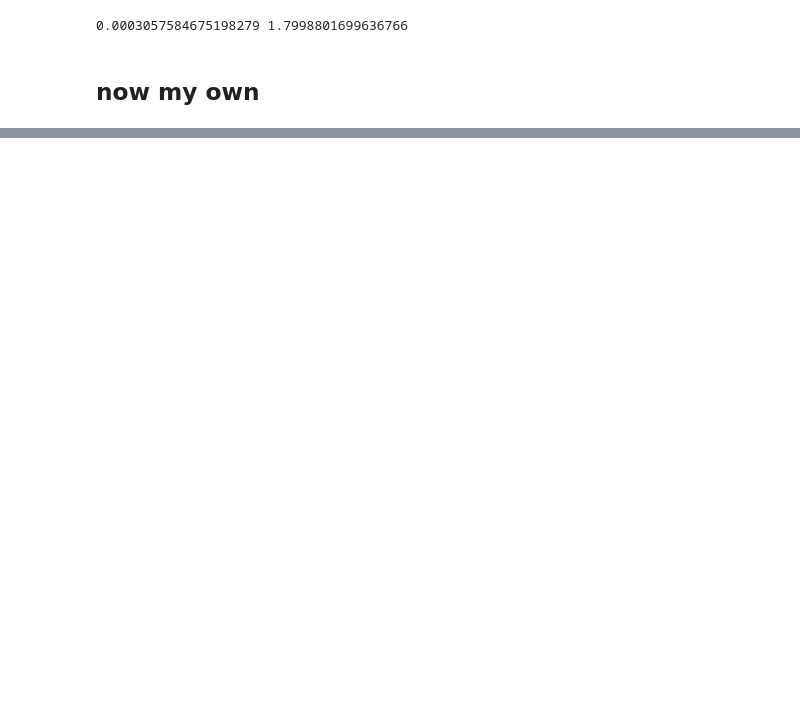
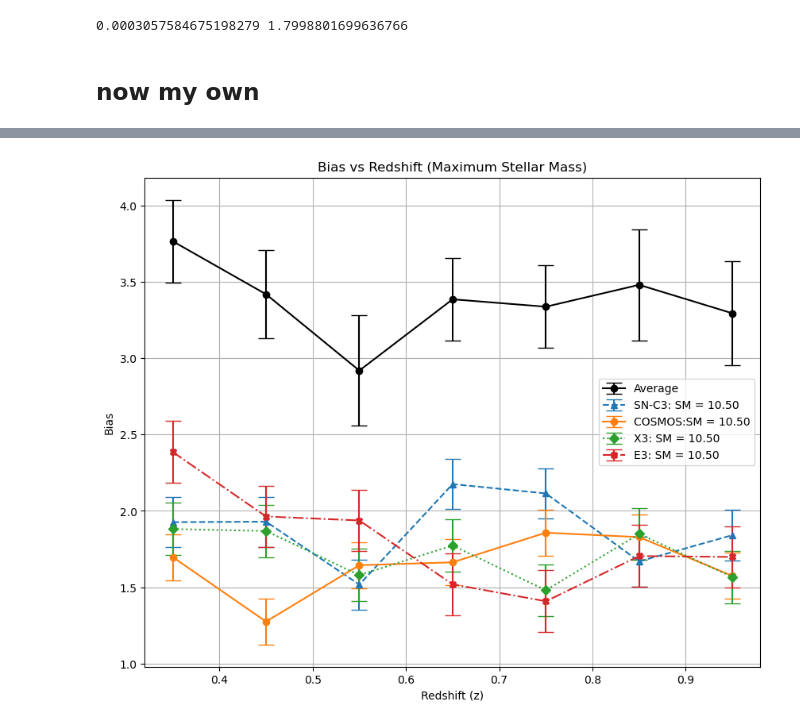
Before and after one commit to OtiliaIrina/Master_Thesis, a Jupyter notebook: Cosmic_Variance.ipynb, the cells around one changed output, grey strips where cells are left out. Saved outputs shown, nothing was run; the diff lists cells and outputs as text; code cells hidden in the pictures; blank space fills up the shorter version.

```diff
--- a/Cosmic_Variance.ipynb
+++ b/Cosmic_Variance.ipynb
@@ -341,0 +574,5 @@ config = {
+# %%
+
+# wobs(theta)= b**2 * wdm(theta)
+def w_model(wdm, b):
+    return wdm*(b**2)
@@ -341,0 +855,24 @@ config = {
+# %%
+i_max = np.argmax(m)
+plt.figure(figsize=(10, 8))
+
+plt.errorbar(z, avg_bias[i_max], yerr= avg_bias_error[i_max], label=f"Average", color= 'black',marker='o',capsize=7)
+
+plt.errorbar(z, C3_reshaped[i_max], yerr=C3[:, 2][i_max], label=f"SN-C3: SM = {m[i_max]:.2f}",marker="^", linestyle='dashed',capsize=7)
+plt.errorbar(z, COSMOS_reshaped[i_max], yerr=COSMOS[:, 2][i_max], label=f"COSMOS:SM = {m[i_max]:.2f}", marker='o', capsize=7)
+plt.errorbar(z, X3_reshaped[i_max],yerr=X3[:, 2][i_max],  label=f"X3: SM = {m[i_max]:.2f}",marker="D",linestyle='dotted',capsize=7)
+plt.errorbar(z, E2_reshaped[i_max],yerr=E2[:, 2][i_max],  label=f"E3: SM = {m[i_max]:.2f}",marker="X",linestyle='dashdot',capsize=7)
+
+
+
+# Add labels, title, grid, and legend
+plt.xlabel("Redshift (z)")
+plt.ylabel(r"Bias")
+plt.title(r"Bias vs Redshift (Maximum Stellar Mass)")
+plt.grid(True)
+plt.legend()
+
+# Show the plot
+plt.show()
+# %% [output]
+[figure, added]
```
Also changed, not shown: parts of 27 cells of this notebook, 32 other files.
